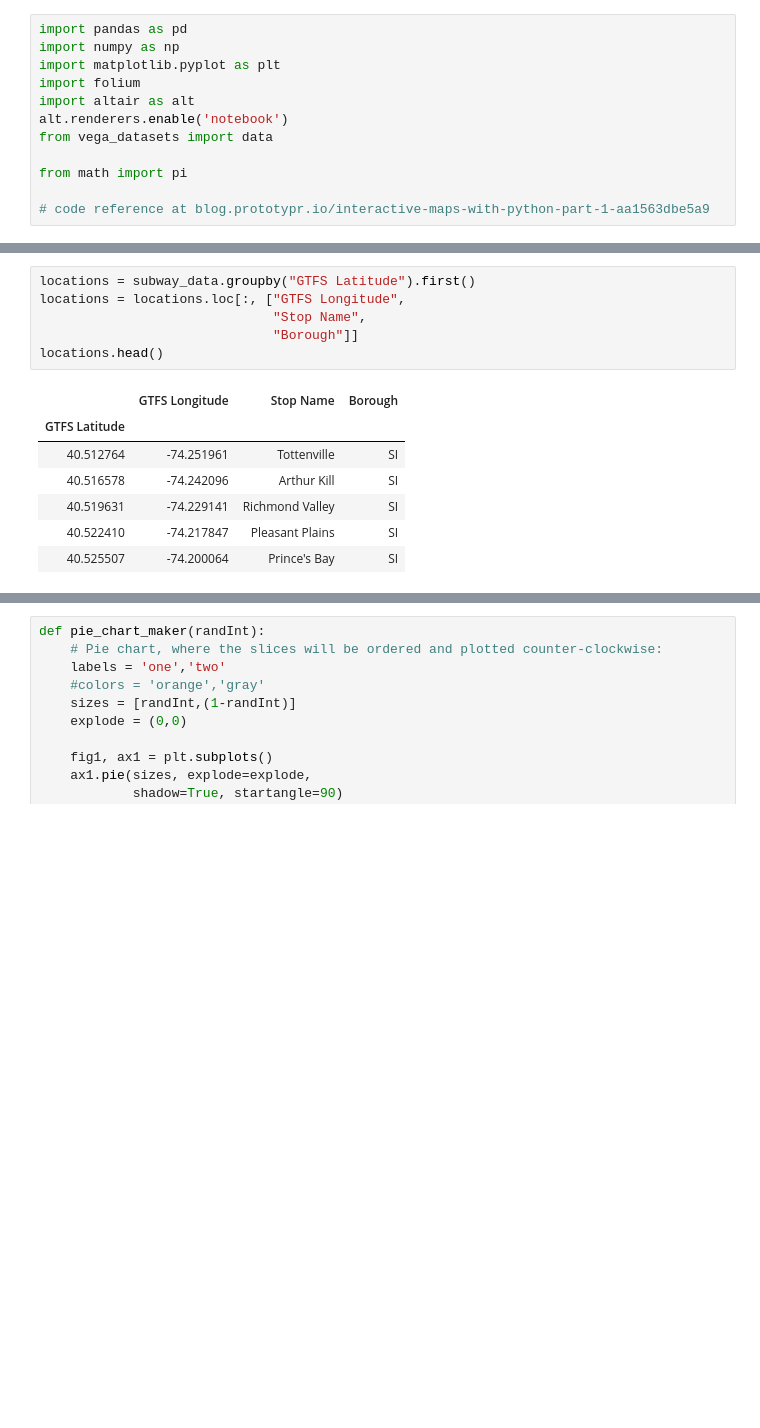
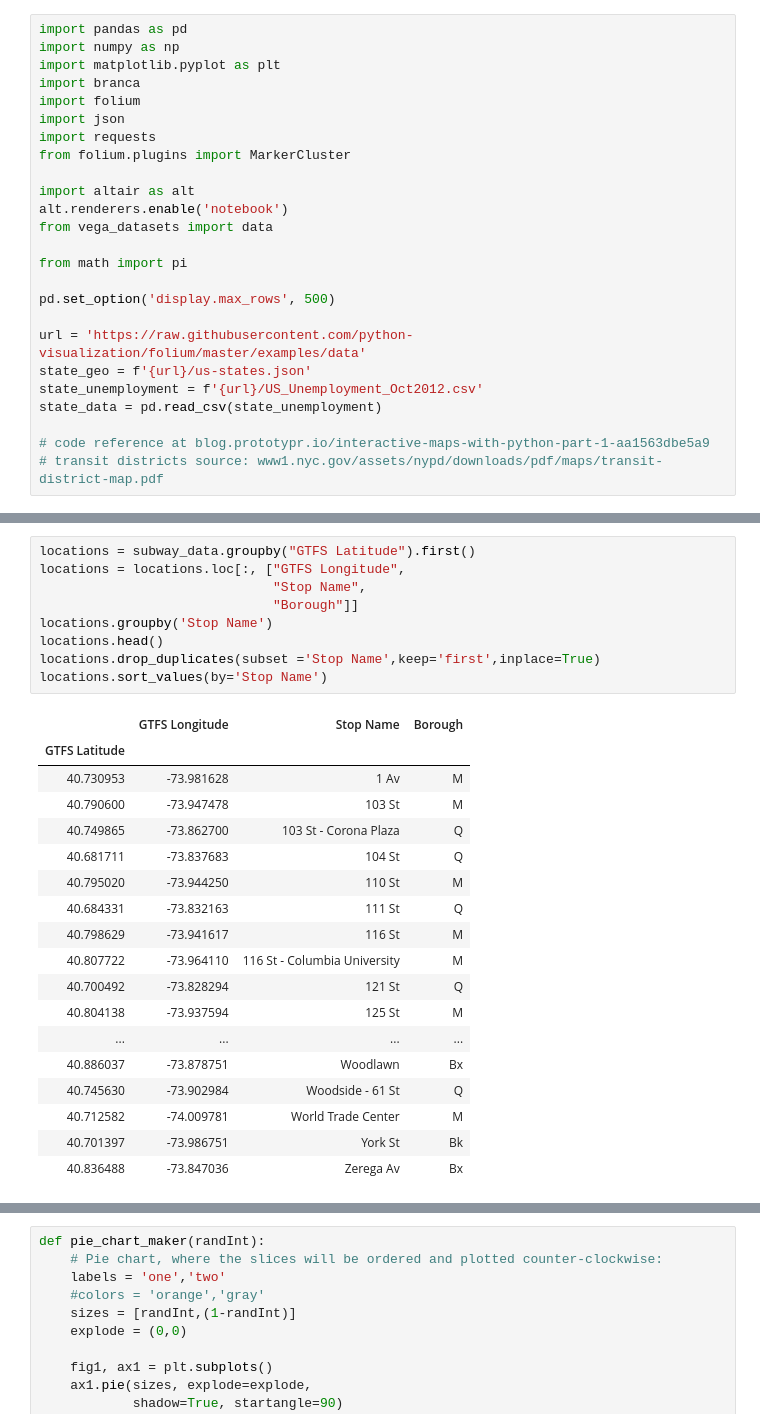
Before and after one commit to lkahlon9/fare_evasion, a Jupyter notebook: Clickable Subway Stations (Made With Folium).ipynb, the cells around one changed output, grey strips where cells are left out. Cells and saved outputs as stored; diff of their text form; blank space fills up the shorter version.

```diff
--- a/Clickable Subway Stations (Made With Folium).ipynb
+++ b/Clickable Subway Stations (Made With Folium).ipynb
@@ -2,12 +2,25 @@
 import pandas as pd
 import numpy as np
 import matplotlib.pyplot as plt
+import branca
 import folium
+import json
+import requests
+from folium.plugins import MarkerCluster
+
 import altair as alt
 alt.renderers.enable('notebook')
 from vega_datasets import data
 
 from math import pi
 
+pd.set_option('display.max_rows', 500)
+
+url = 'https://raw.githubusercontent.com/python-visualization/folium/master/examples/data'
+state_geo = f'{url}/us-states.json'
+state_unemployment = f'{url}/US_Unemployment_Oct2012.csv'
+state_data = pd.read_csv(state_unemployment)
+
 # code reference at blog.prototypr.io/interactive-maps-with-python-part-1-aa1563dbe5a9
+# transit districts source: www1.nyc.gov/assets/nypd/downloads/pdf/maps/transit-district-map.pdf
 # %%
@@ -53,14 +91,28 @@ subway_data
 # %%
 locations = subway_data.groupby("GTFS Latitude").first()
 locations = locations.loc[:, ["GTFS Longitude",
                               "Stop Name",
                               "Borough"]]
+locations.groupby('Stop Name')
 locations.head()
+locations.drop_duplicates(subset ='Stop Name',keep='first',inplace=True)
+locations.sort_values(by='Stop Name')
 # %% [output]
 |  | GTFS Longitude | Stop Name | Borough |
 | GTFS Latitude |  |  |  |
-| 40.512764 | -74.251961 | Tottenville | SI |
-| 40.516578 | -74.242096 | Arthur Kill | SI |
-| 40.519631 | -74.229141 | Richmond Valley | SI |
-| 40.522410 | -74.217847 | Pleasant Plains | SI |
-| 40.525507 | -74.200064 | Prince's Bay | SI |
+| 40.730953 | -73.981628 | 1 Av | M |
+| 40.790600 | -73.947478 | 103 St | M |
+| 40.749865 | -73.862700 | 103 St - Corona Plaza | Q |
+| 40.681711 | -73.837683 | 104 St | Q |
+| 40.795020 | -73.944250 | 110 St | M |
+| 40.684331 | -73.832163 | 111 St | Q |
+| 40.798629 | -73.941617 | 116 St | M |
+| 40.807722 | -73.964110 | 116 St - Columbia University | M |
+| 40.700492 | -73.828294 | 121 St | Q |
+| 40.804138 | -73.937594 | 125 St | M |
+| ... | ... | ... | ... |
+| 40.886037 | -73.878751 | Woodlawn | Bx |
+| 40.745630 | -73.902984 | Woodside - 61 St | Q |
+| 40.712582 | -74.009781 | World Trade Center | M |
+| 40.701397 | -73.986751 | York St | Bk |
+| 40.836488 | -73.847036 | Zerega Av | Bx |
```
Also changed, not shown: parts of 18 cells of this notebook, 1 other file.
